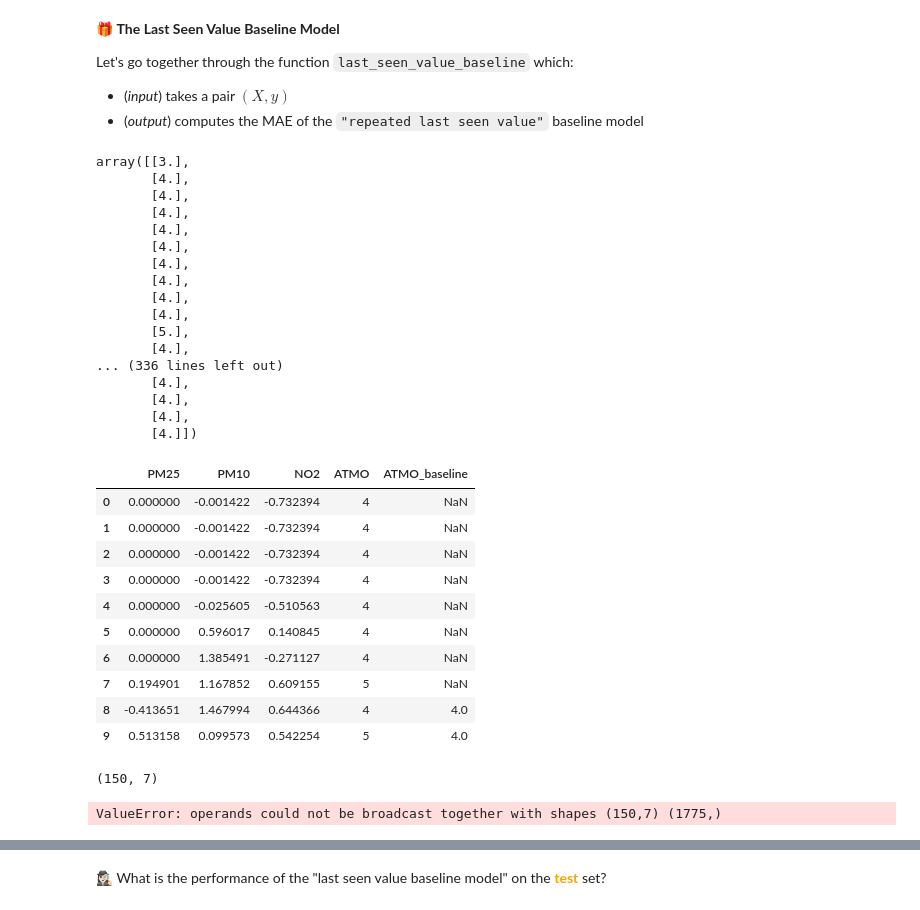
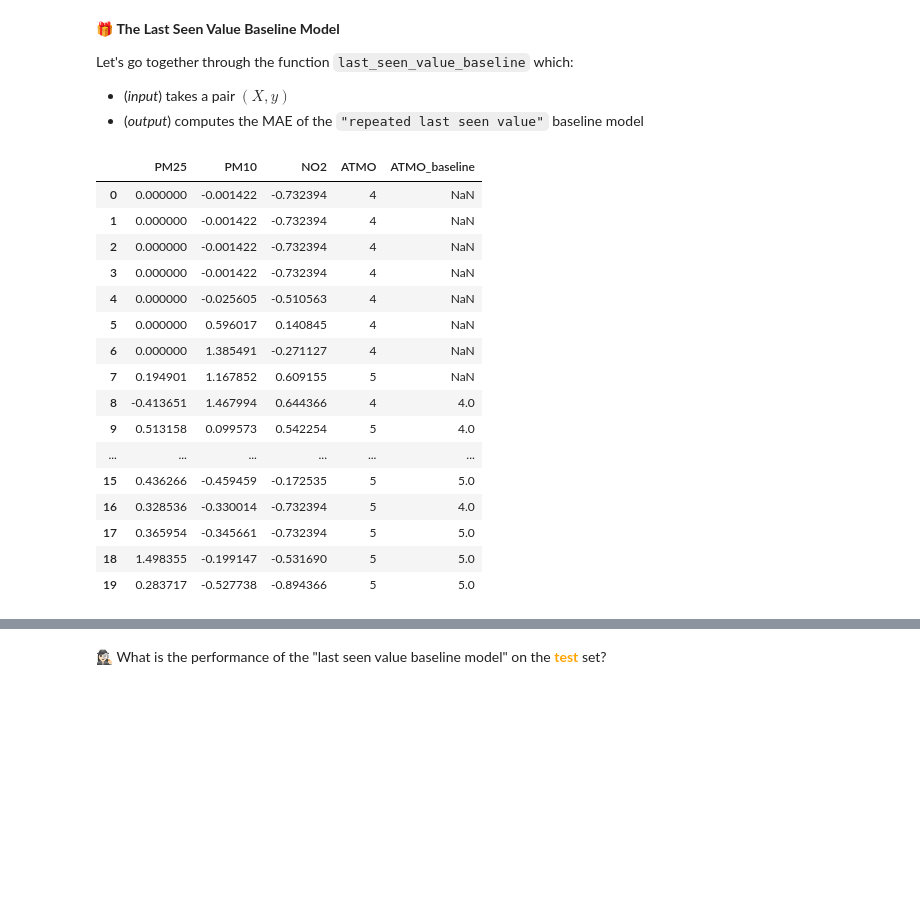
Before and after one commit to TheLab75/ParisDeepAirProject, a Jupyter notebook: notebooks/Groupe_cnn_test_copie.ipynb, the cells around one changed output, grey strips where cells are left out. Drawn from its saved outputs; the diff is of its cells as text; code cells hidden in the pictures; blank space fills up the shorter version.

```diff
--- a/notebooks/Groupe_cnn_test_copie.ipynb
+++ b/notebooks/Groupe_cnn_test_copie.ipynb
@@ -830,47 +830,26 @@ def last_seen_value_baseline(X, y):
     return np.mean(np.abs(y - repeated))
 # %%
 df['ATMO_baseline'] = df['ATMO'].shift(periods=8,axis=0)
-# %%
-last_seen_values = X_train[:,-1, TARGET_COLUMN_IDX].reshape(-1,1)
-last_seen_values
-# %% [output]
-array([[3.],
-       [4.],
-       [4.],
-       [4.],
-       [4.],
-       [4.],
-       [4.],
-       [4.],
-       [4.],
-       [4.],
-       [5.],
-       [4.],
-... (336 lines left out)
-       [4.],
-       [4.],
-       [4.],
-       [4.]])
 # %%
-df.head(10)
+df.head(20)
 # %% [output]
 |  | PM25 | PM10 | NO2 | ATMO | ATMO_baseline |
 | 0 | 0.000000 | -0.001422 | -0.732394 | 4 | NaN |
 | 1 | 0.000000 | -0.001422 | -0.732394 | 4 | NaN |
 | 2 | 0.000000 | -0.001422 | -0.732394 | 4 | NaN |
 | 3 | 0.000000 | -0.001422 | -0.732394 | 4 | NaN |
 | 4 | 0.000000 | -0.025605 | -0.510563 | 4 | NaN |
 | 5 | 0.000000 | 0.596017 | 0.140845 | 4 | NaN |
 | 6 | 0.000000 | 1.385491 | -0.271127 | 4 | NaN |
 | 7 | 0.194901 | 1.167852 | 0.609155 | 5 | NaN |
 | 8 | -0.413651 | 1.467994 | 0.644366 | 4 | 4.0 |
 | 9 | 0.513158 | 0.099573 | 0.542254 | 5 | 4.0 |
+| ... | ... | ... | ... | ... | ... |
+| 15 | 0.436266 | -0.459459 | -0.172535 | 5 | 5.0 |
+| 16 | 0.328536 | -0.330014 | -0.732394 | 5 | 4.0 |
+| 17 | 0.365954 | -0.345661 | -0.732394 | 5 | 5.0 |
+| 18 | 1.498355 | -0.199147 | -0.531690 | 5 | 5.0 |
+| 19 | 0.283717 | -0.527738 | -0.894366 | 5 | 5.0 |
 # %%
-y_baseline = df['ATMO_baseline']
-y_test.shape
+y_baseline = df['ATMO_baseline'][8:]
+y_true = df['ATMO'][8:]
-# %% [output]
-(150, 7)
-# %%
-np.mean(np.abs(y_test - y_baseline))
-# %% [output]
-ValueError: operands could not be broadcast together with shapes (150,7) (1775,)
```
Also changed, not shown: parts of 16 cells of this notebook, 3 other files.
